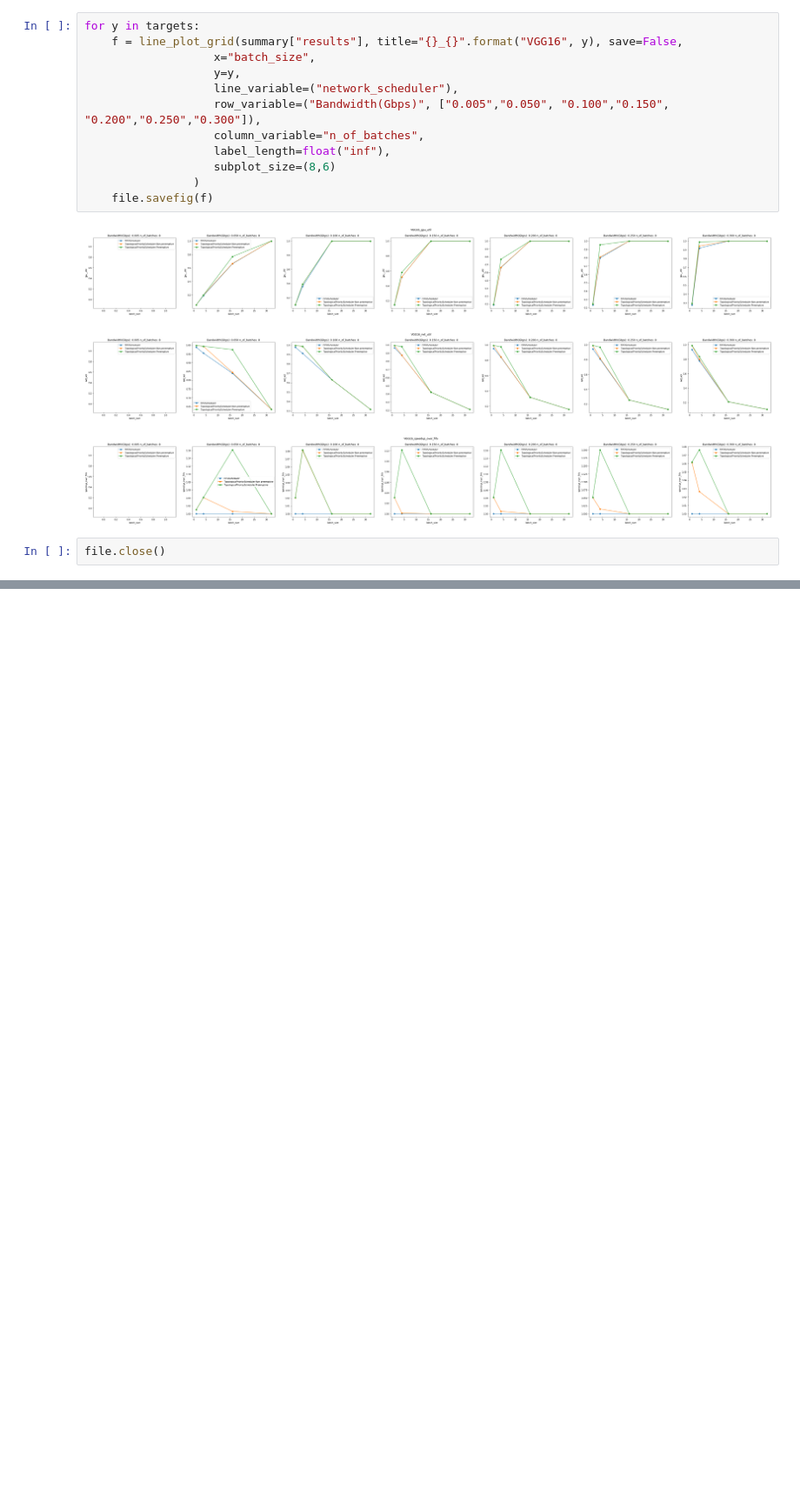
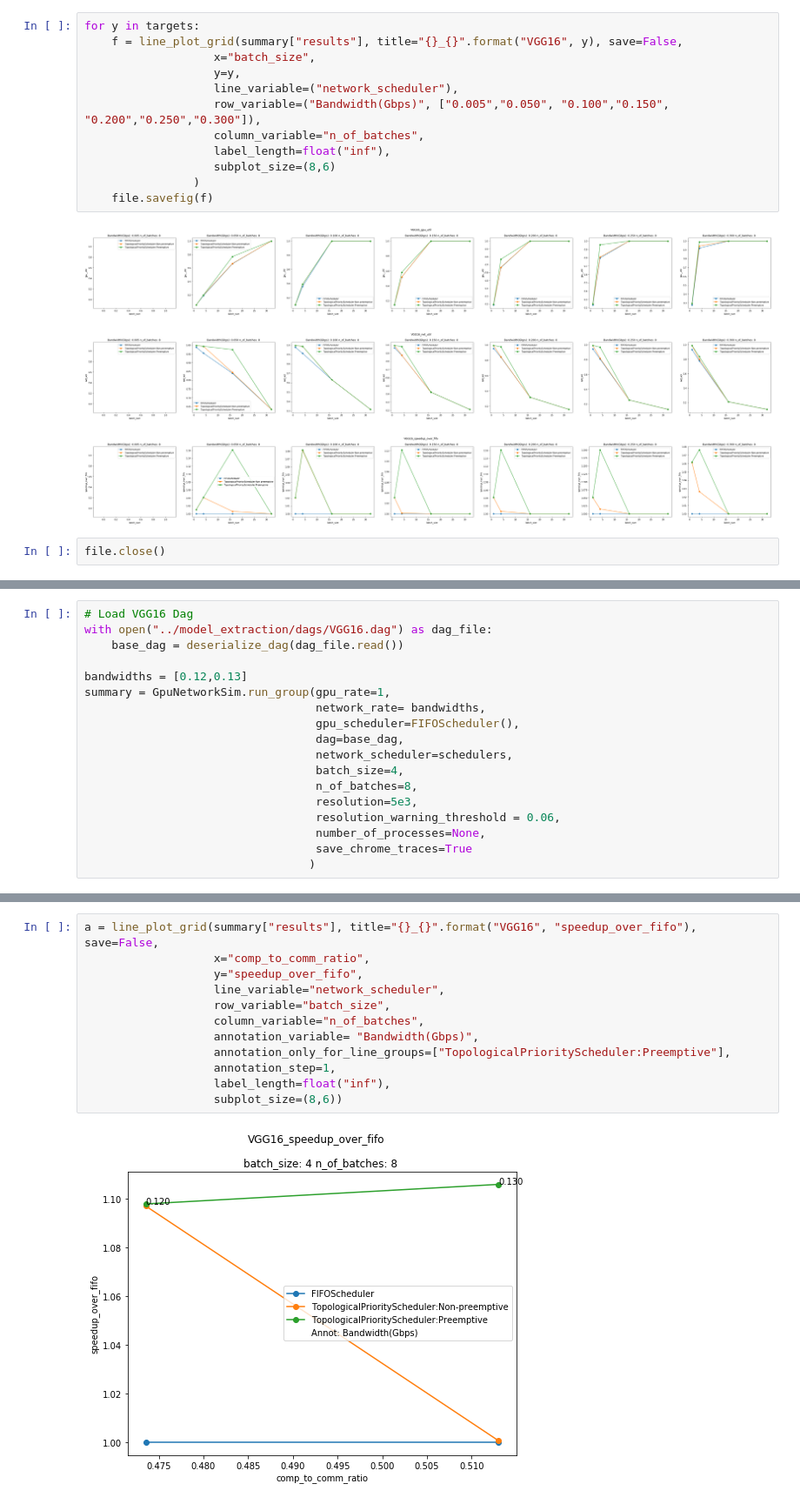
Before and after one commit to ChenYuHo/schedule-simulator, a Jupyter notebook: schedule_simulator_core/simulation_presets_visualization.ipynb, the cells around one changed output, grey strips where cells are left out. Shown: that part at 87% size. Cells and saved outputs as stored; diff of their text form; blank space fills up the shorter version.

```diff
--- a/schedule_simulator_core/simulation_presets_visualization.ipynb
+++ b/schedule_simulator_core/simulation_presets_visualization.ipynb
@@ -277,0 +276,18 @@ file.close()
+# %%
+# Load VGG16 Dag
+with open("../model_extraction/dags/VGG16.dag") as dag_file:
+    base_dag = deserialize_dag(dag_file.read())
+
+bandwidths = [0.12,0.13]
+summary = GpuNetworkSim.run_group(gpu_rate=1,
+                                  network_rate= bandwidths,
+                                  gpu_scheduler=FIFOScheduler(),
+                                  dag=base_dag,
+                                  network_scheduler=schedulers,
+                                  batch_size=4,
+                                  n_of_batches=8,
+                                  resolution=5e3,
+                                  resolution_warning_threshold = 0.06,
+                                  number_of_processes=None,
+                                  save_chrome_traces=True
+                                 )
@@ -277,0 +312,14 @@ file.close()
+# %%
+a = line_plot_grid(summary["results"], title="{}_{}".format("VGG16", "speedup_over_fifo"), save=False,
+                   x="comp_to_comm_ratio",
+                   y="speedup_over_fifo",
+                   line_variable="network_scheduler",
+                   row_variable="batch_size",
+                   column_variable="n_of_batches",
+                   annotation_variable= "Bandwidth(Gbps)",
+                   annotation_only_for_line_groups=["TopologicalPriorityScheduler:Preemptive"],
+                   annotation_step=1,
+                   label_length=float("inf"),
+                   subplot_size=(8,6))
+# %% [output]
+[figure, added]
```
Also changed, not shown: parts of 4 cells of this notebook, 4 other files.
